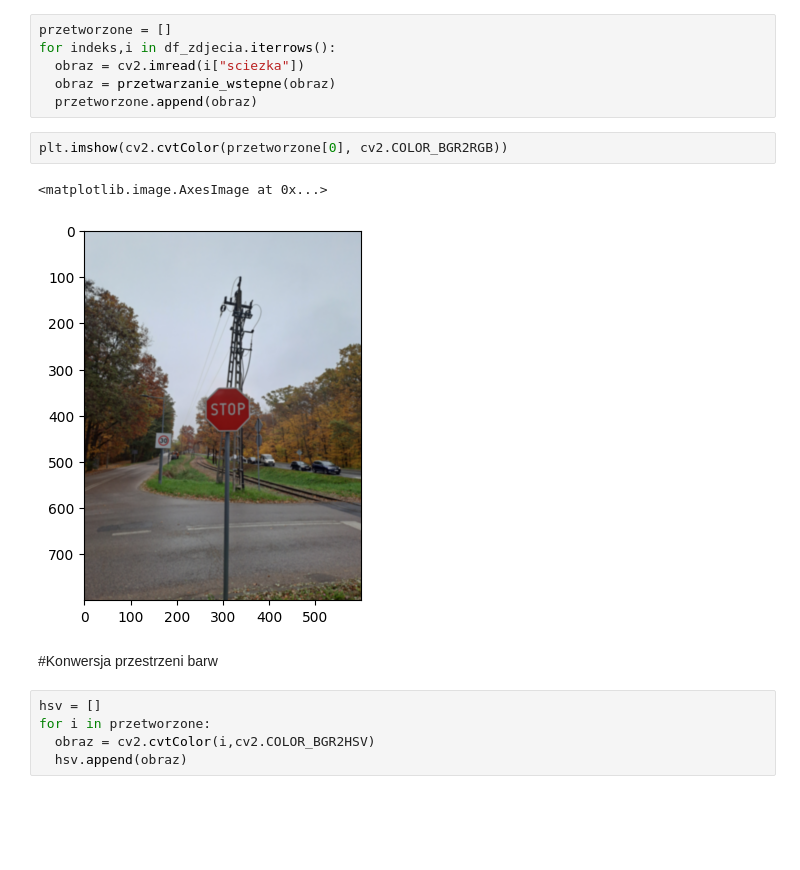
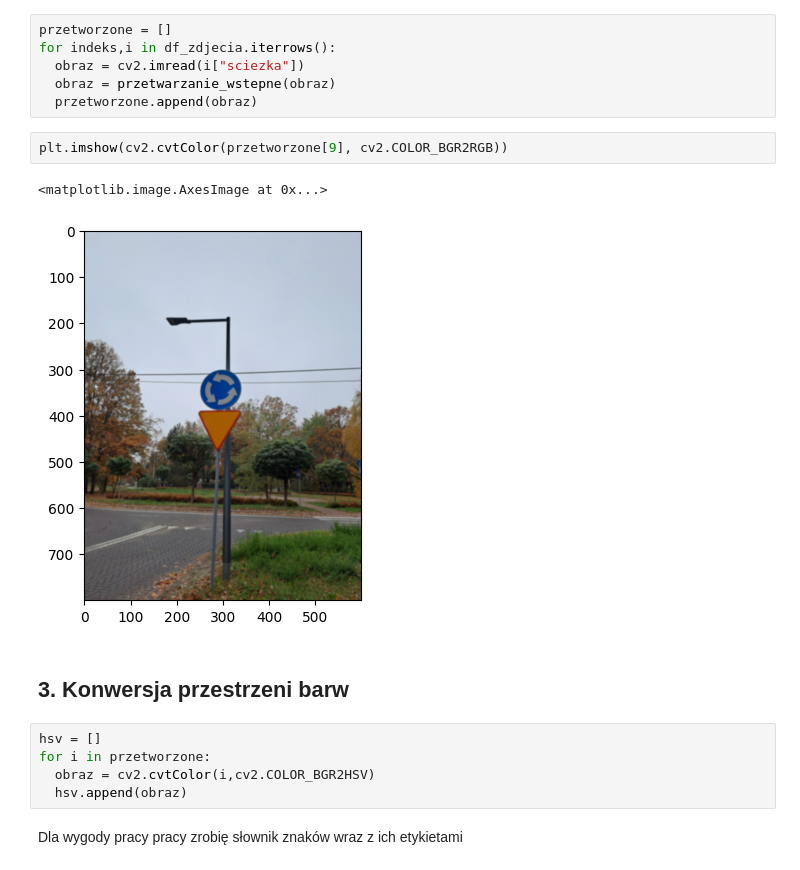
Before and after one commit to DobryCzlowiekDobryKodzik/Traffic-Sign-Recognition, a Jupyter notebook: notebooks/etap_2.ipynb, the cells around one changed output. Saved outputs shown, nothing was run; the diff lists cells and outputs as text; blank space fills up the shorter version.

```diff
--- a/notebooks/etap_2.ipynb
+++ b/notebooks/etap_2.ipynb
@@ -171,14 +171,16 @@ for indeks,i in df_zdjecia.iterrows():
   obraz = przetwarzanie_wstepne(obraz)
   przetworzone.append(obraz)
 # %%
-plt.imshow(cv2.cvtColor(przetworzone[0], cv2.COLOR_BGR2RGB))
+plt.imshow(cv2.cvtColor(przetworzone[9], cv2.COLOR_BGR2RGB))
 # %% [output]
 <matplotlib.image.AxesImage at 0x...>
-[figure, old version]
+[figure, new version]
 # %% [markdown]
-#Konwersja przestrzeni barw
+## 3. Konwersja przestrzeni barw
 # %%
 hsv = []
 for i in przetworzone:
   obraz = cv2.cvtColor(i,cv2.COLOR_BGR2HSV)
   hsv.append(obraz)
+# %% [markdown]
+Dla wygody pracy pracy zrobię słownik znaków wraz z ich etykietami
```
Also changed, not shown: parts of 18 cells of this notebook.
